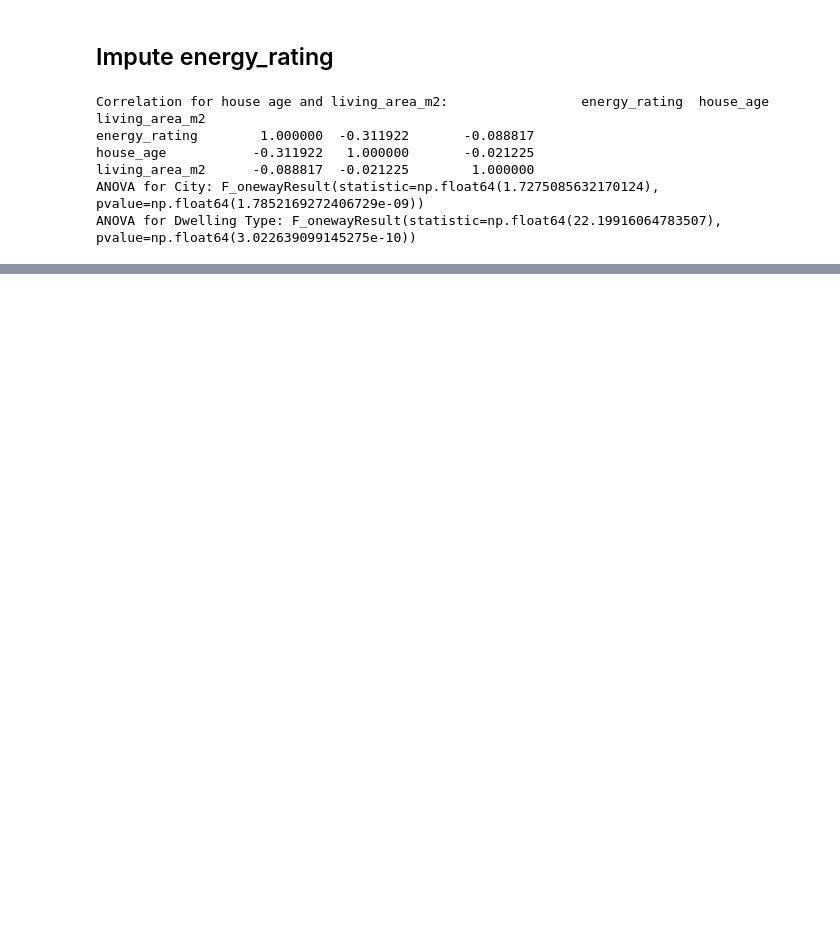
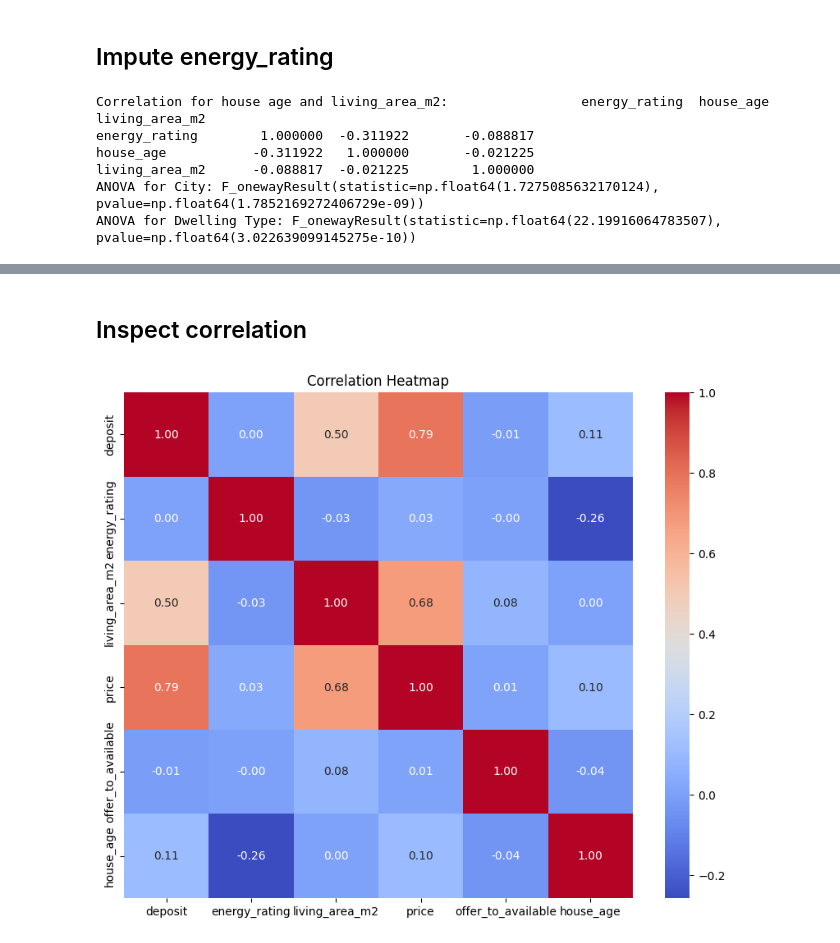
Before and after one commit to Yingtzudai/House-Searching-Helper, a Jupyter notebook: ML models.ipynb, the cells around one changed output, grey strips where cells are left out. Saved outputs shown, nothing was run; the diff lists cells and outputs as text; code cells hidden in the pictures; blank space fills up the shorter version.

Commit message:
Cleaned and transformed data

```diff
--- a/ML models.ipynb
+++ b/ML models.ipynb
@@ -153,7 +138,7 @@ df['offered_since'] = df['offered_since'].apply(StringToDate)
 df['offer_to_available'] = (df['available'] - df['offered_since']).dt.days
 
 median_duration = int(df['offer_to_available'].median())
-print(median_duration)
+df['offer_to_available'] = df['offer_to_available'].fillna(median_duration)
 
 def AvailableFillNa(row):
     if pd.isnull(row['available']):
@@ -163,6 +148,19 @@ def AvailableFillNa(row):
 
 df['available'] = df.apply(AvailableFillNa, axis=1)
 
-df['house_age'] = datetime.now().year - df['year_of_construction']
-df['house_age'].fillna(df['house_age'].median(), inplace = True)
-df.drop(columns = ['year_of_construction'])
+# extract month
+month_dic = {1:'Jan.', 2: 'Feb.', 3: 'Mar.', 4: 'Apr.', 5: 'May.', 6: 'Jun.', 7: 'Jul', 8: 'Aug.', 9: 'Sep.', 10: 'Oct', 11: 'Nov.', 12: 'Dec'}
+def GetMonth(value):
+    return month_dic[value.month]
+
+df['offered_month'] = df['offered_since'].apply(GetMonth)
+df['available_month'] = df['available'].apply(GetMonth)
+
+
+
+# house age
+df['house_age'] = df['offered_since'].dt.year - df['year_of_construction']
+df['house_age'] = df['house_age'].fillna(df['house_age'].median())
+df = df.drop(columns = ['year_of_construction'])
+
+df = df.drop(columns = ['available','offered_since'])
@@ -262,0 +260,9 @@ df.loc[df['energy_rating'].isna(), 'energy_rating'] = model.predict(X_test_encod
+# %%
+# Impute deposit by city and dwelling_type
+df['deposit'] = df['deposit'].fillna(
+    df.groupby(['city', 'dwelling_type'])['deposit'].transform('median')
+)
+
+df['deposit'] = df['deposit'].fillna(df['deposit'].median())
+
+df.info()
@@ -262,0 +287,19 @@ df.loc[df['energy_rating'].isna(), 'energy_rating'] = model.predict(X_test_encod
+# %% [markdown]
+## Inspect correlation
+# %%
+import seaborn as sns
+import matplotlib.pyplot as plt
+
+# Filter numerical columns
+numerical_features = df.select_dtypes(include=['float64', 'int64'])
+
+# Calculate the correlation matrix
+correlation_matrix = numerical_features.corr()
+
+# Plot the heatmap
+plt.figure(figsize=(10, 8))
+sns.heatmap(correlation_matrix, annot=True, fmt=".2f", cmap='coolwarm', cbar=True)
+plt.title("Correlation Heatmap")
+plt.show()
+# %% [output]
+[figure, added]
```
Also changed, not shown: parts of 16 cells of this notebook, 1 other file.
